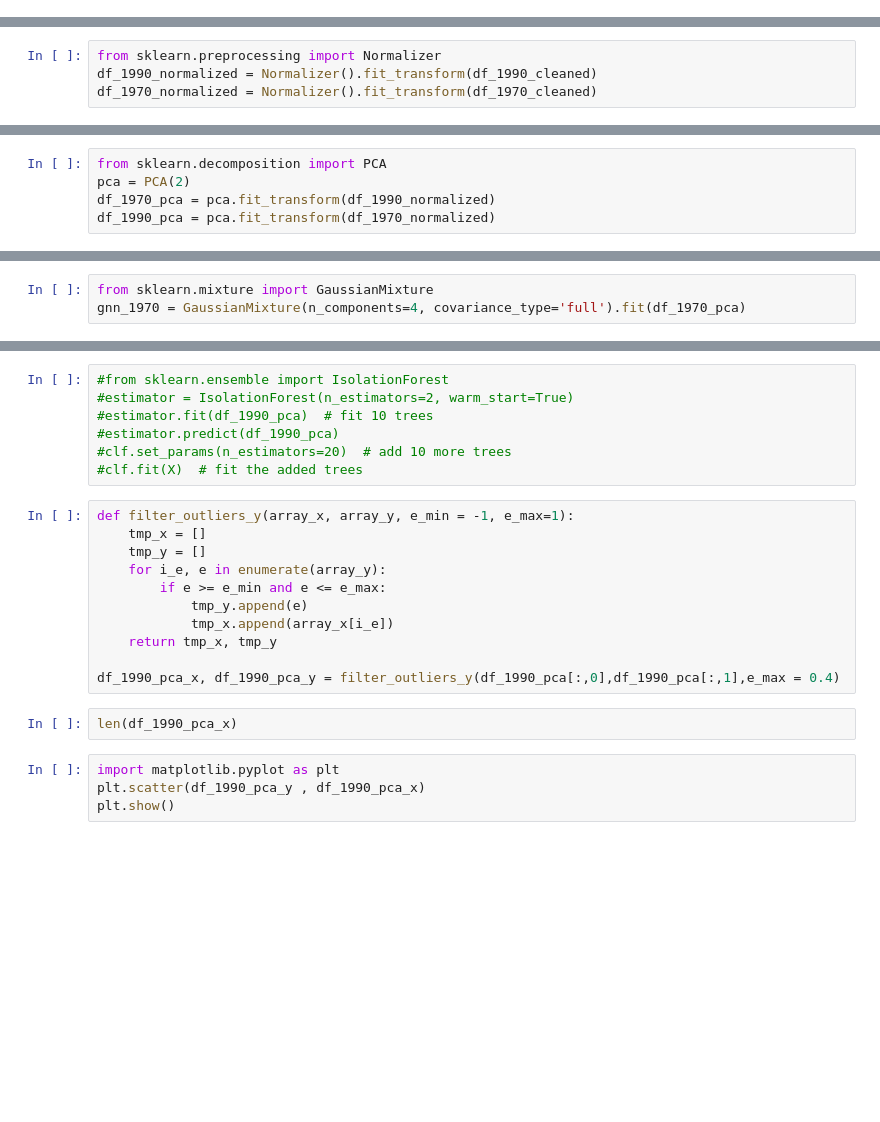
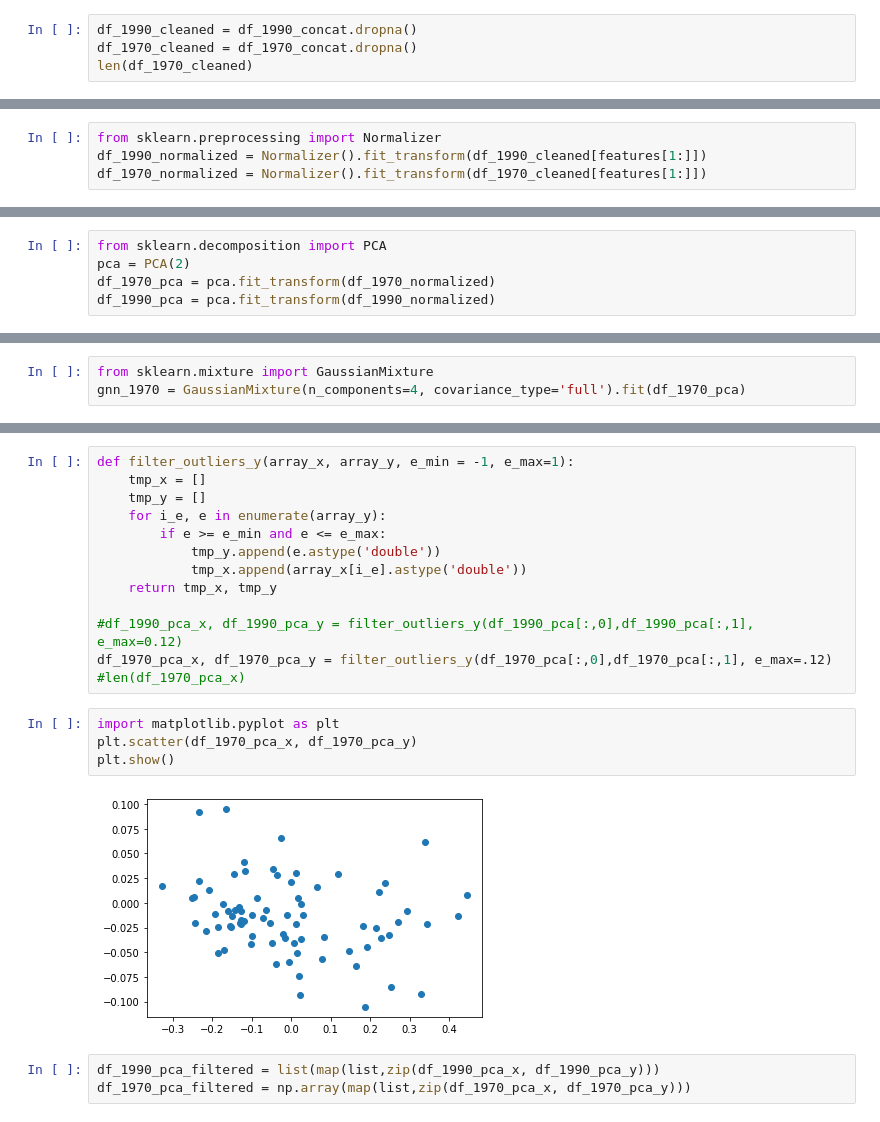
Before and after one commit to RomainClaret/msc.ml.labs, a Jupyter notebook: lab6/lab_06.ipynb, the cells around one changed output, grey strips where cells are left out. Saved outputs shown, nothing was run; the diff lists cells and outputs as text; blank space fills up the shorter version.

```diff
--- a/lab6/lab_06.ipynb
+++ b/lab6/lab_06.ipynb
@@ -163,0 +166,4 @@ df_1970_cleaned
+# %%
+df_1990_cleaned = df_1990_concat.dropna()
+df_1970_cleaned = df_1970_concat.dropna()
+len(df_1970_cleaned)
@@ -164,4 +172,4 @@ df_1970_cleaned
 # %%
 from sklearn.preprocessing import Normalizer
-df_1990_normalized = Normalizer().fit_transform(df_1990_cleaned)
-df_1970_normalized = Normalizer().fit_transform(df_1970_cleaned)
+df_1990_normalized = Normalizer().fit_transform(df_1990_cleaned[features[1:]])
+df_1970_normalized = Normalizer().fit_transform(df_1970_cleaned[features[1:]])
@@ -168,8 +180,8 @@ df_1970_normalized = Normalizer().fit_transform(df_1970_cleaned)
 # %%
 from sklearn.decomposition import PCA
 pca = PCA(2)
-df_1970_pca = pca.fit_transform(df_1990_normalized)
-df_1990_pca = pca.fit_transform(df_1970_normalized)
+df_1970_pca = pca.fit_transform(df_1970_normalized)
+df_1990_pca = pca.fit_transform(df_1990_normalized)
 # %%
 from sklearn.cluster import KMeans
 kmeans_1970 = KMeans(n_clusters=4, random_state=42).fit(df_1970_pca)
@@ -190,27 +206,25 @@ plt.show()
-# %%
-#from sklearn.ensemble import IsolationForest
-#estimator = IsolationForest(n_estimators=2, warm_start=True)
-#estimator.fit(df_1990_pca)  # fit 10 trees
-#estimator.predict(df_1990_pca)
-#clf.set_params(n_estimators=20)  # add 10 more trees
-#clf.fit(X)  # fit the added trees
 # %%
 def filter_outliers_y(array_x, array_y, e_min = -1, e_max=1):
     tmp_x = []
     tmp_y = []
     for i_e, e in enumerate(array_y):
         if e >= e_min and e <= e_max:
-            tmp_y.append(e)
-            tmp_x.append(array_x[i_e])
+            tmp_y.append(e.astype('double'))
+            tmp_x.append(array_x[i_e].astype('double'))
     return tmp_x, tmp_y
 
-df_1990_pca_x, df_1990_pca_y = filter_outliers_y(df_1990_pca[:,0],df_1990_pca[:,1],e_max = 0.4)
+#df_1990_pca_x, df_1990_pca_y = filter_outliers_y(df_1990_pca[:,0],df_1990_pca[:,1], e_max=0.12)
+df_1970_pca_x, df_1970_pca_y = filter_outliers_y(df_1970_pca[:,0],df_1970_pca[:,1], e_max=.12)
+#len(df_1970_pca_x)
-# %%
-len(df_1990_pca_x)
 # %%
 import matplotlib.pyplot as plt
-plt.scatter(df_1990_pca_y , df_1990_pca_x)
+plt.scatter(df_1970_pca_x, df_1970_pca_y)
 plt.show()
+# %% [output]
+[figure, added]
+# %%
+df_1990_pca_filtered = list(map(list,zip(df_1990_pca_x, df_1990_pca_y)))
+df_1970_pca_filtered = np.array(map(list,zip(df_1970_pca_x, df_1970_pca_y)))
 # %%
 # Choose one of the years and visualize the results of the clustering. Give as much detail as possible.
 y_kmeans_1970 = kmeans_1970.predict(df_1970_pca)
```
Also changed, not shown: parts of 20 cells of this notebook, 1 other file.
